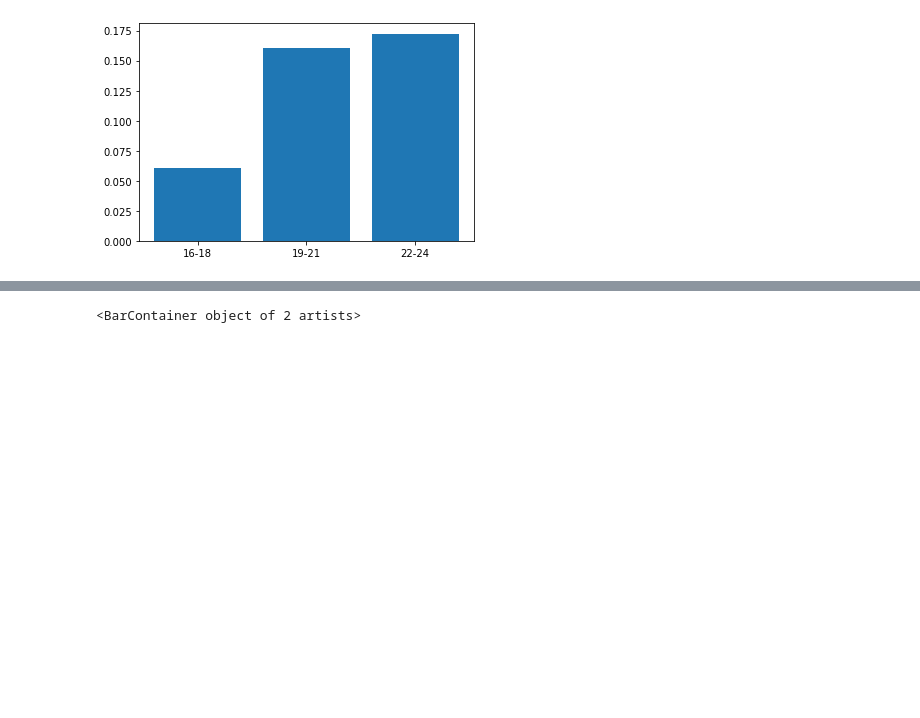
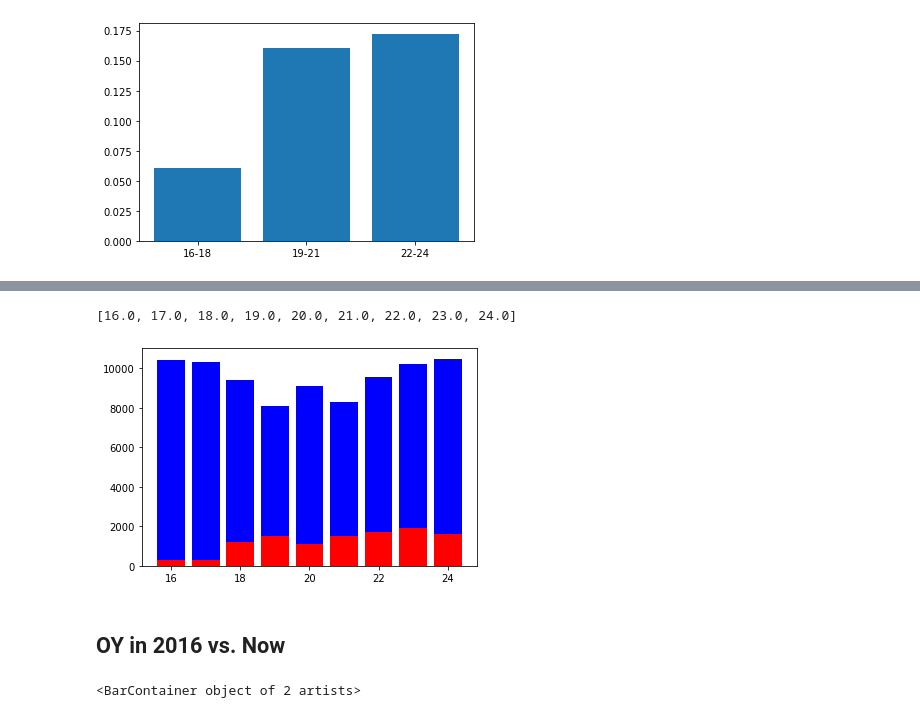
Before and after one commit to sam-thurman/dsc-mod-1-project-seattle-ds, a Jupyter notebook: notebooks/exploratory/02_samt_exploratory.ipynb, the cells around one changed output, grey strips where cells are left out. Drawn from its saved outputs; the diff is of its cells as text; code cells hidden in the pictures; blank space fills up the shorter version.

```diff
--- a/notebooks/exploratory/02_samt_exploratory.ipynb
+++ b/notebooks/exploratory/02_samt_exploratory.ipynb
@@ -294,3 +327,16 @@ plt.bar(['16-18', '19-21', '22-24'], oy_percentage_of_age_pop)
+# %%
+fig, ax = plt.subplots()
+age_list = list(youth_df.groupby('agep').sum()['pwgtp'].keys())
+print(age_list)
+plt.bar(age_list, youth_by_age_values, color='blue')
+plt.bar(age_list, oy_by_age_values, color='red')
+
+plt.show()
+# %% [output]
+[16.0, 17.0, 18.0, 19.0, 20.0, 21.0, 22.0, 23.0, 24.0]
+[figure, added]
+# %% [markdown]
+## OY in 2016 vs. Now
 # %%
 plt.bar(['2016', '2020'], [18817, 11115])
 # %% [output]
```
Also changed, not shown: parts of 3 cells of this notebook.
